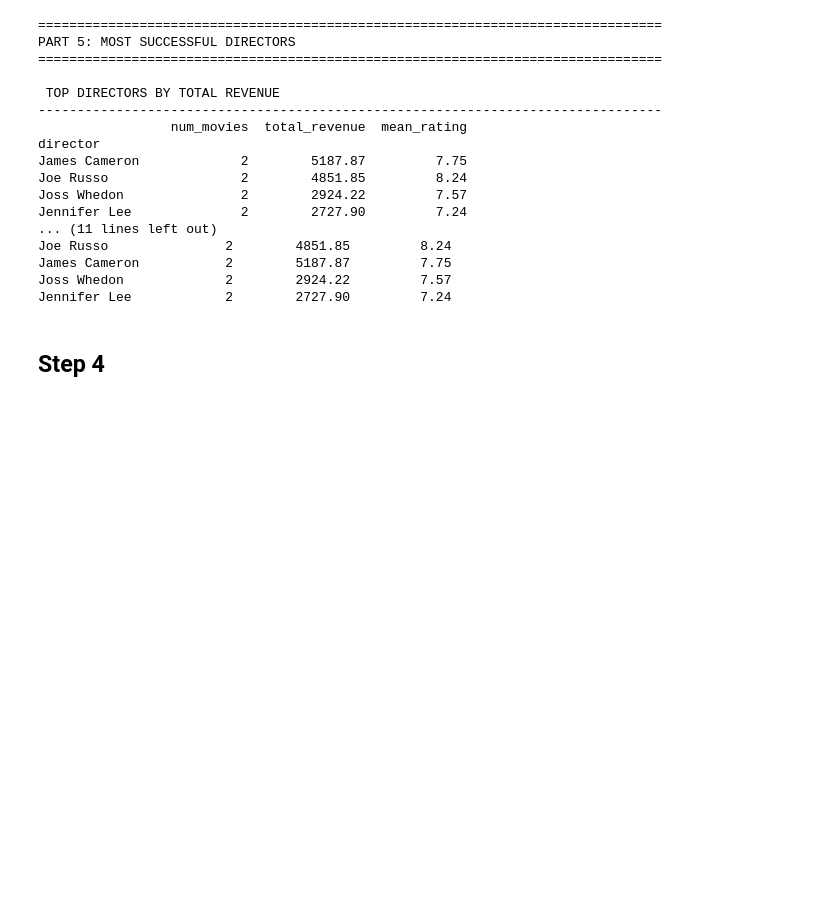
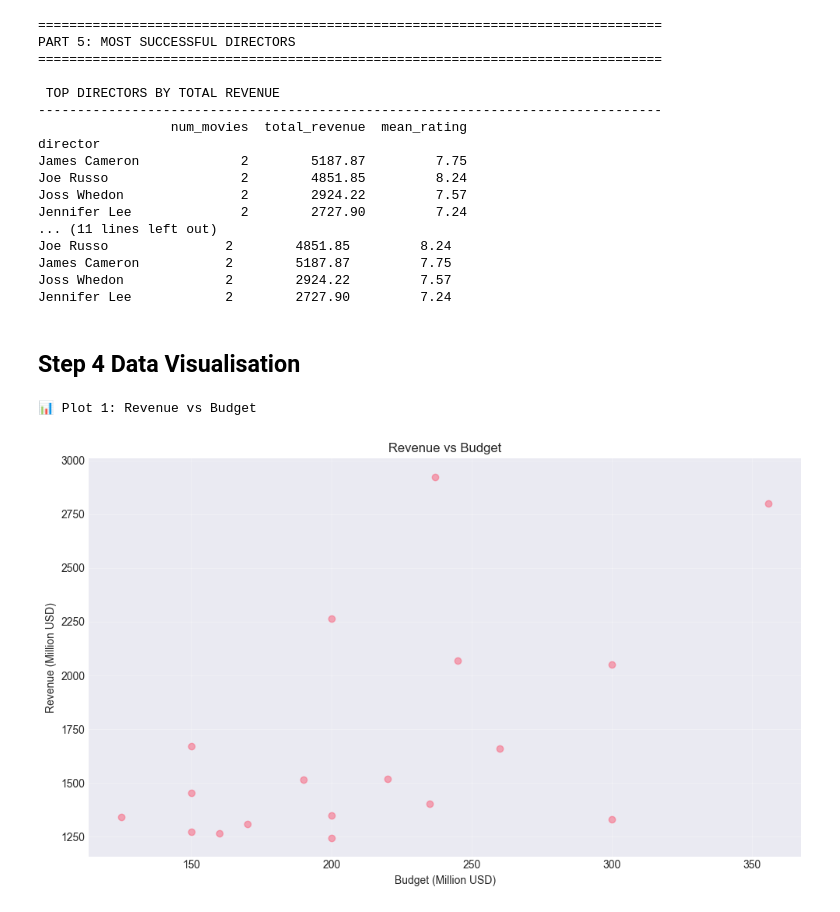
Before and after one commit to evans-ankomah/Movie-Data-Analysis-using-Pandas-and-APIs, a Jupyter notebook: MDA.ipynb, the cells around one changed output. Cells and saved outputs as stored; diff of their text form; code cells hidden in the pictures; blank space fills up the shorter version.

Commit message:
Step 4 completed

```diff
--- a/MDA.ipynb
+++ b/MDA.ipynb
@@ -703,4 +703,24 @@ James Cameron           2        5187.87         7.75
 Joss Whedon             2        2924.22         7.57
 Jennifer Lee            2        2727.90         7.24
 # %% [markdown]
-## Step 4
+## Step 4 Data Visualisation
+# %%
+# Extract year from release_date
+df_final['release_year'] = pd.to_datetime(df_final['release_date']).dt.year
+
+# ========================================
+# 1. REVENUE vs BUDGET TRENDS
+# ========================================
+print("\n📊 Plot 1: Revenue vs Budget")
+
+plt.figure(figsize=(10, 6))
+plt.scatter(df_final['budget_musd'], df_final['revenue_musd'], alpha=0.6)
+plt.xlabel('Budget (Million USD)')
+plt.ylabel('Revenue (Million USD)')
+plt.title('Revenue vs Budget')
+plt.grid(True, alpha=0.3)
+plt.tight_layout()
+plt.show()
+# %% [output]
+📊 Plot 1: Revenue vs Budget
+[figure, added]
```
Also changed, not shown: parts of 4 cells of this notebook.
